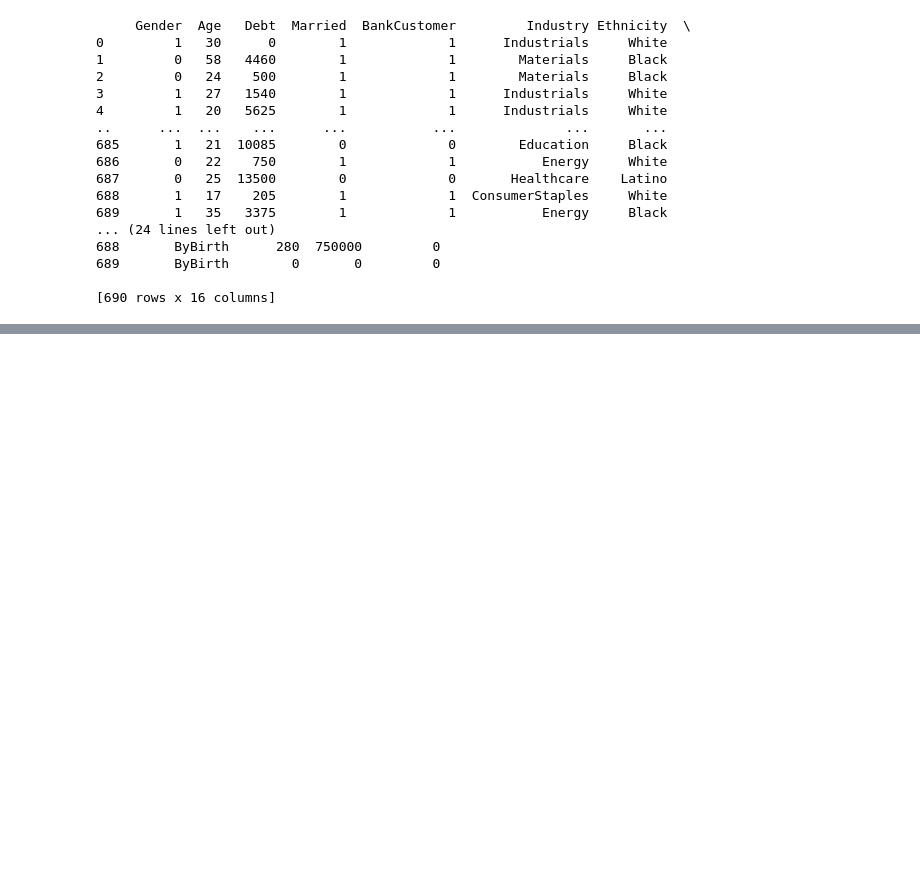
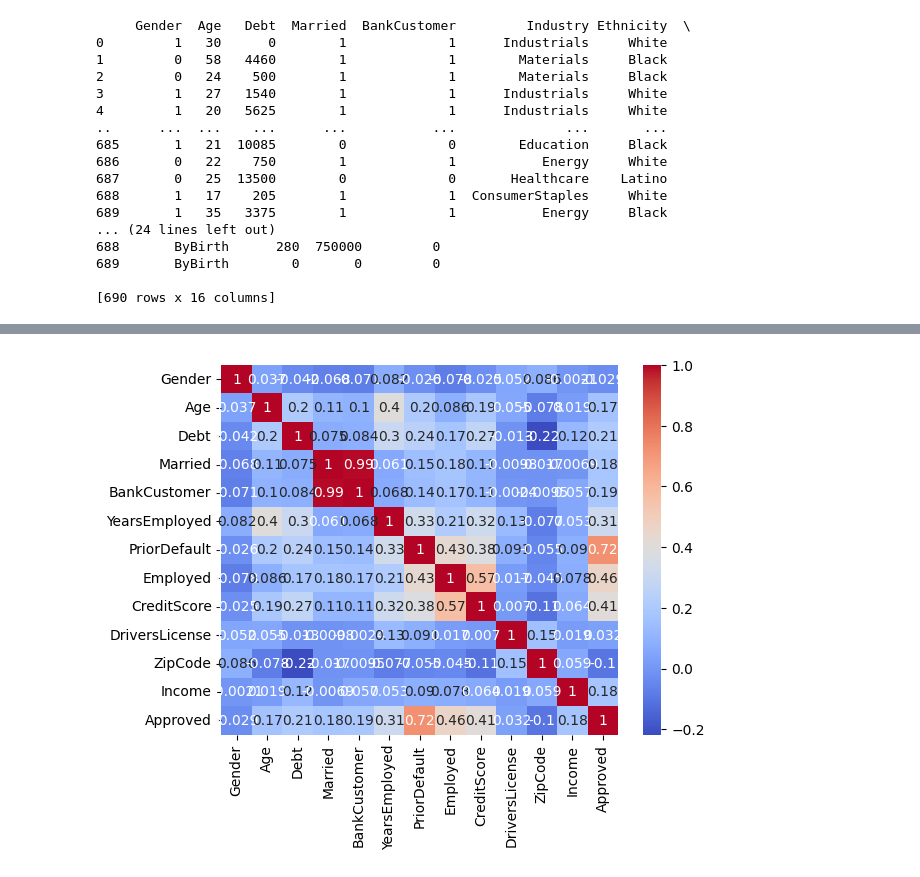
Before and after one commit to dtrejo21/stats-final-project, a Jupyter notebook: FinalProject.ipynb, the cells around one changed output, grey strips where cells are left out. Cells and saved outputs as stored; diff of their text form; code cells hidden in the pictures; blank space fills up the shorter version.

```diff
--- a/FinalProject.ipynb
+++ b/FinalProject.ipynb
@@ -44,0 +94,13 @@ print(cleanData)
+# %%
+# Numeric columns from the DataFrame
+numeric_df = cleanData.select_dtypes(include='number')
+
+# Correlation matrix
+correlation_matrix = numeric_df.corr()
+
+# Heatmap of the correlation matrix
+sns.heatmap(correlation_matrix, annot=True, cmap='coolwarm')
+
+plt.show()
+# %% [output]
+[figure, added]
```
Also changed, not shown: parts of 8 cells of this notebook.
